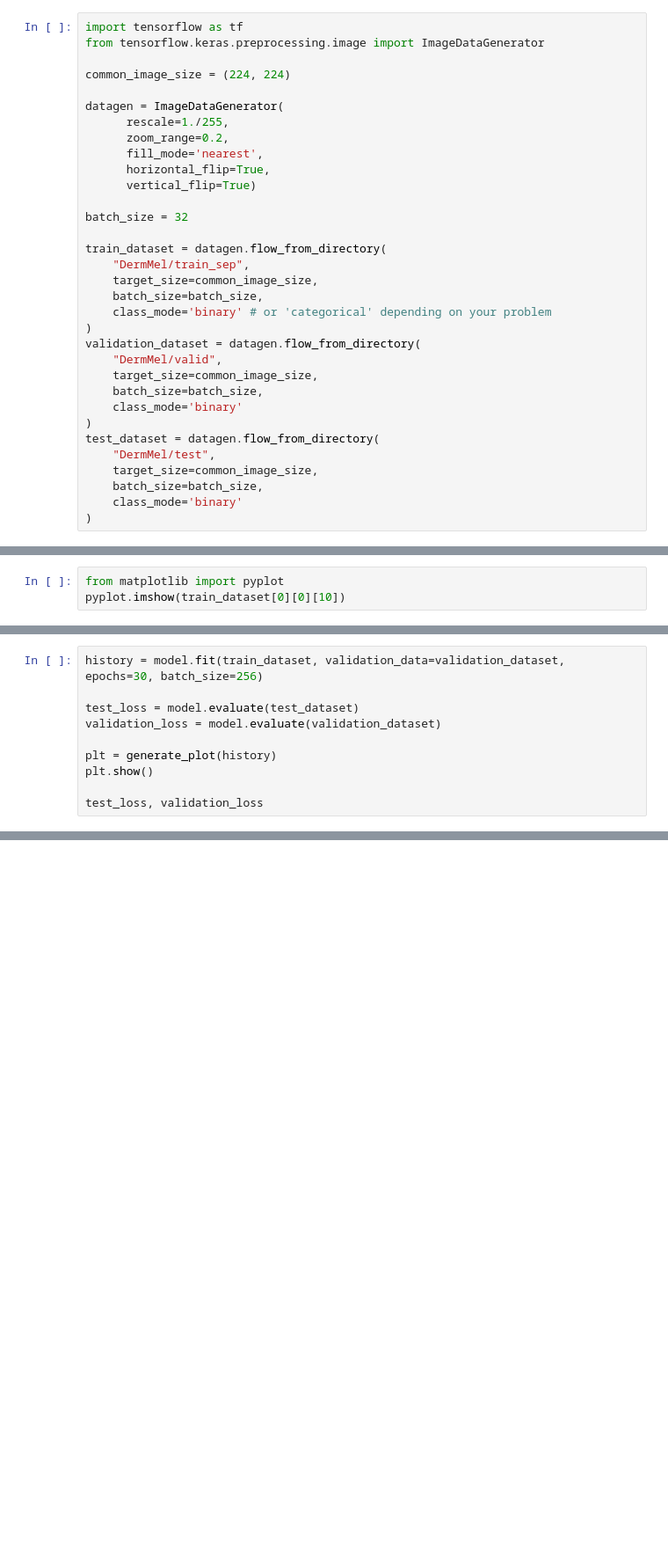
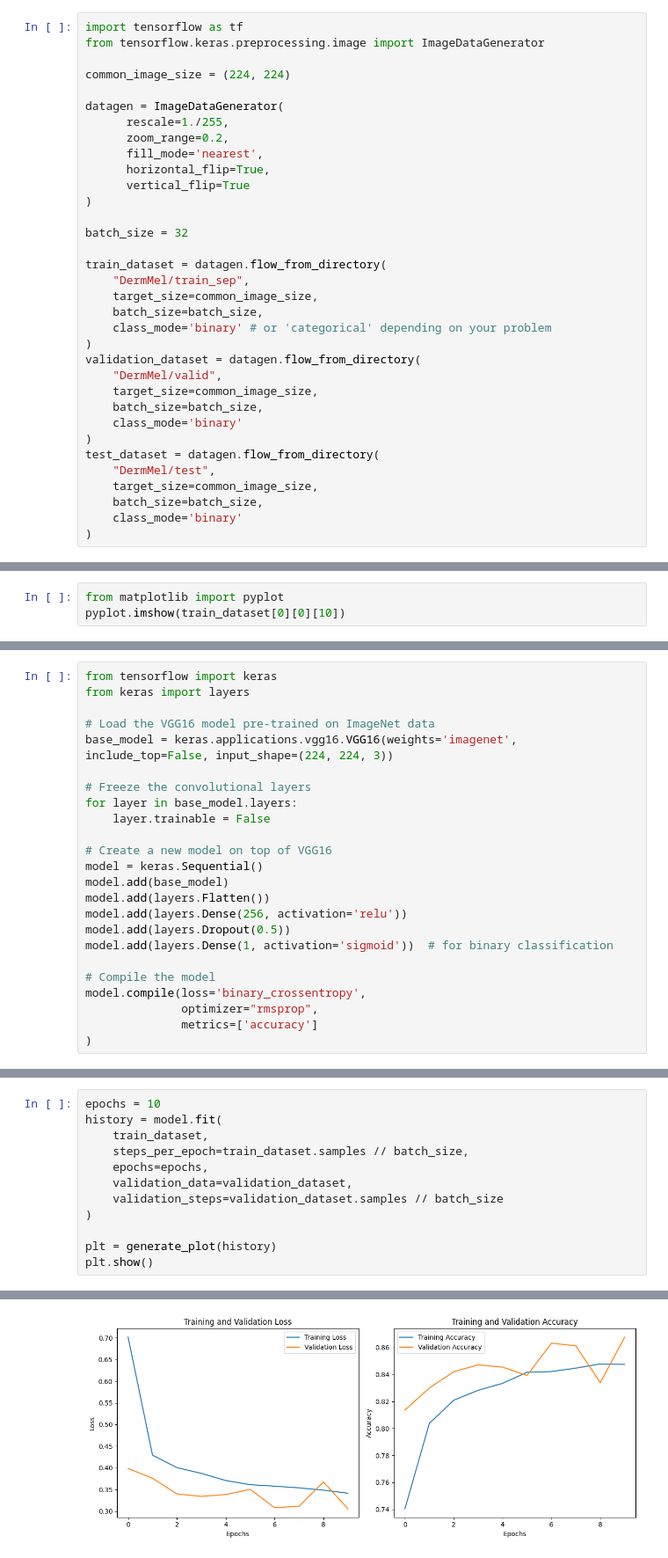
Before and after one commit to nicolez9911/colab, a Jupyter notebook: 04_melanoma.ipynb, the cells around one changed output, grey strips where cells are left out. Shown: that part at 88% size. Cells and saved outputs as stored; diff of their text form; blank space fills up the shorter version.

```diff
--- a/04_melanoma.ipynb
+++ b/04_melanoma.ipynb
@@ -118,7 +99,8 @@ datagen = ImageDataGenerator(
       zoom_range=0.2,
       fill_mode='nearest',
       horizontal_flip=True,
-      vertical_flip=True)
+      vertical_flip=True
+)
 
 batch_size = 32
 
@@ -199,0 +134,24 @@ _________________________________________________________________
+# %%
+from tensorflow import keras
+from keras import layers
+
+# Load the VGG16 model pre-trained on ImageNet data
+base_model = keras.applications.vgg16.VGG16(weights='imagenet', include_top=False, input_shape=(224, 224, 3))
+
+# Freeze the convolutional layers
+for layer in base_model.layers:
+    layer.trainable = False
+
+# Create a new model on top of VGG16
+model = keras.Sequential()
+model.add(base_model)
+model.add(layers.Flatten())
+model.add(layers.Dense(256, activation='relu'))
+model.add(layers.Dropout(0.5))
+model.add(layers.Dense(1, activation='sigmoid'))  # for binary classification
+
+# Compile the model
+model.compile(loss='binary_crossentropy',
+              optimizer="rmsprop",
+              metrics=['accuracy']
+)
@@ -200,11 +160,13 @@ _________________________________________________________________
 # %%
-history = model.fit(train_dataset, validation_data=validation_dataset, epochs=30, batch_size=256)
-
-test_loss = model.evaluate(test_dataset)
-validation_loss = model.evaluate(validation_dataset)
+epochs = 10
+history = model.fit(
+    train_dataset,
+    steps_per_epoch=train_dataset.samples // batch_size,
+    epochs=epochs,
+    validation_data=validation_dataset,
+    validation_steps=validation_dataset.samples // batch_size
+)
 
 plt = generate_plot(history)
 plt.show()
-
-test_loss, validation_loss
 # %% [output]
@@ -212,0 +193 @@ KeyboardInterrupt: ignored
+[figure, added]
```
Also changed, not shown: parts of 29 cells of this notebook.
